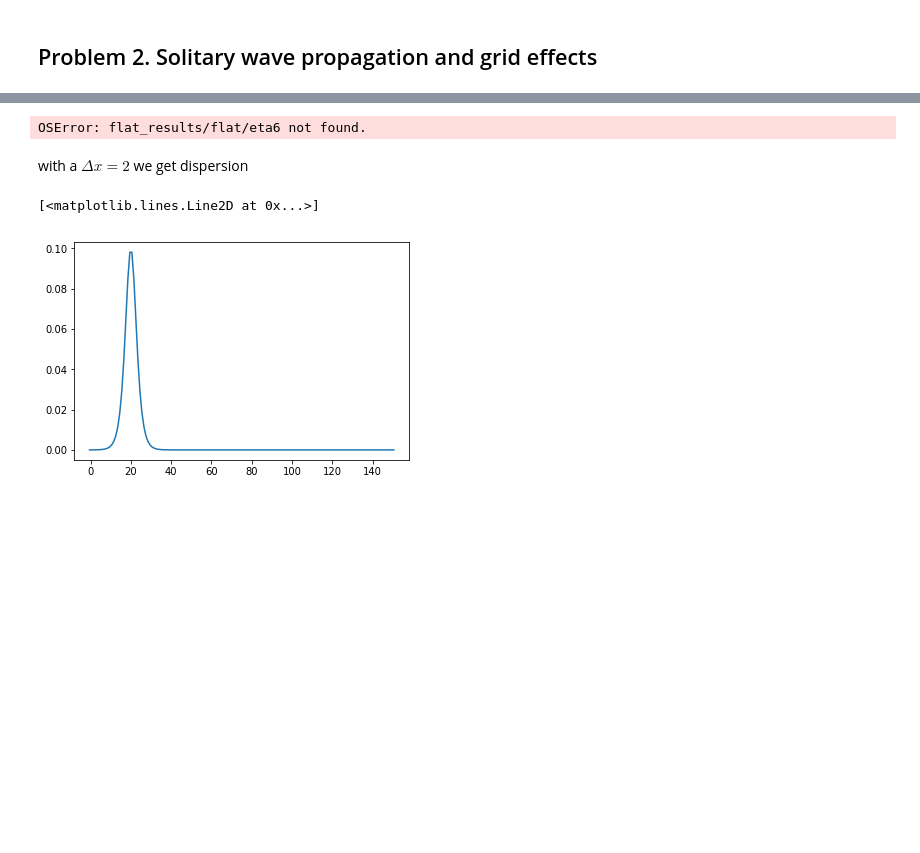
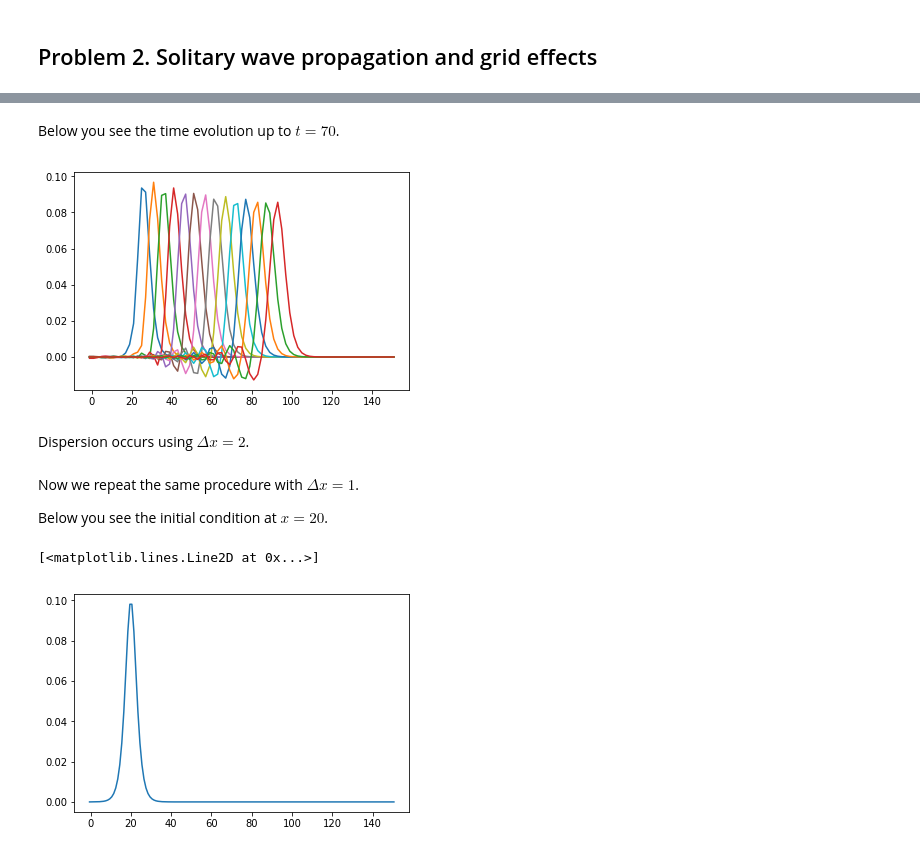
Before and after one commit to Reyna-RT/MEK9320, a Jupyter notebook: Second Assignment results.ipynb, the cells around one changed output, grey strips where cells are left out. Cells and saved outputs as stored; diff of their text form; code cells hidden in the pictures; blank space fills up the shorter version.

```diff
--- a/Second Assignment results.ipynb
+++ b/Second Assignment results.ipynb
@@ -21,12 +51,18 @@ plt.plot(a[0], a[1])
+# %% [markdown]
+Below you see the time evolution up to $t = 70$.
 # %%
 for i in np.arange(6,72,5):
     num = str(i)
-    a = np.loadtxt('flat_results/flat/eta'+num,unpack=True)
+    a = np.loadtxt('flat_results/flat2/eta'+num,unpack=True)
     plt.plot(a[0], a[1])
 # %% [output]
-OSError: flat_results/flat/eta6 not found.
+[figure, added]
-# %% [markdown]
-with a $\Delta x = 2$ we get dispersion
+# %% [markdown]
+Dispersion occurs using $\Delta x = 2$.
+# %% [markdown]
+Now we repeat the same procedure with $\Delta x = 1$.
+
+Below you see the initial condition at $x = 20$.
 # %%
 a = np.loadtxt('flat_results/flat1/eta0',unpack=True)
 # %%
```
Also changed, not shown: parts of 15 cells of this notebook.
